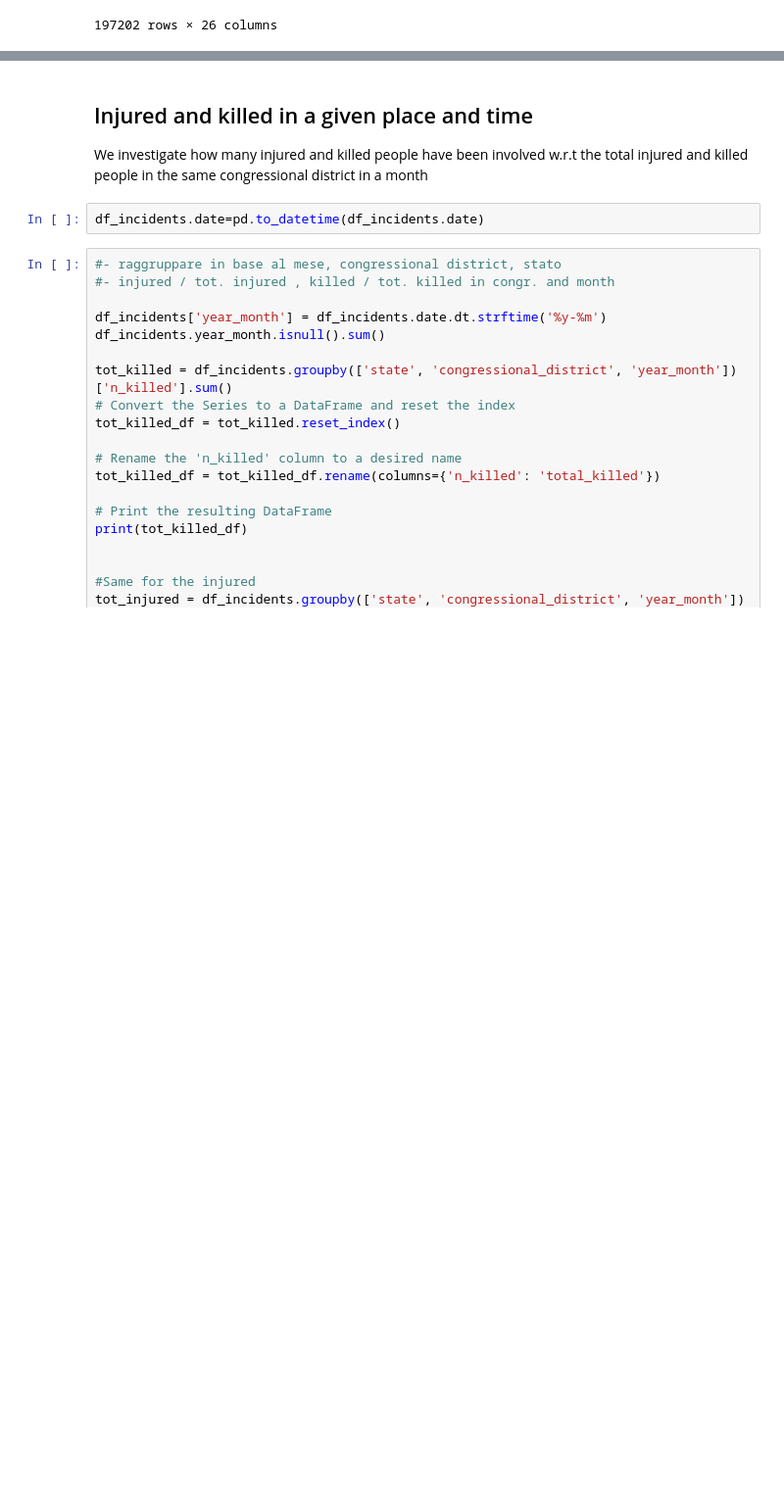
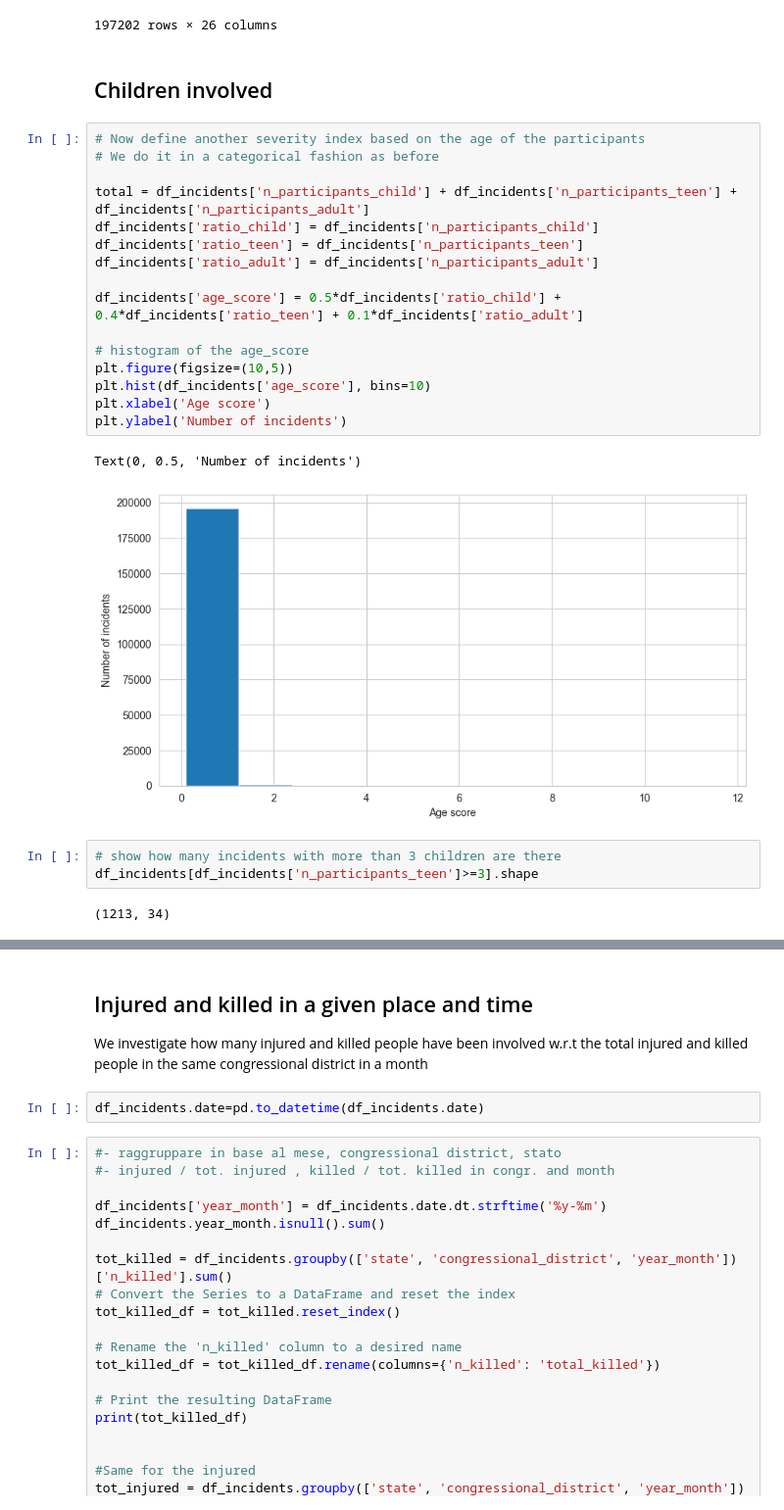
Before and after one commit to irenedovichi/DM-project, a Jupyter notebook: TASK 1/DataPreparation.ipynb, the cells around one changed output, grey strips where cells are left out. Shown at 98% size. Drawn from its saved outputs; the diff is of its cells as text; blank space fills up the shorter version.

```diff
--- a/TASK 1/DataPreparation.ipynb
+++ b/TASK 1/DataPreparation.ipynb
@@ -196,3 +205,29 @@ df_incidents.drop(['ratio_killed', 'ratio_injured', 'ratio_unharmed'], axis=1)
 | 197200 | 2016-06-07 | colorado | Colorado Springs | 601 Prospect Lake Drive | 38.8251 | -104.8020 | 5.0 | ... |
 | 197201 | 2016-06-12 | pennsylvania | Chester | 500 block of West Sixth Street | 39.8469 | -75.3679 | 1.0 | ... |
 197202 rows × 26 columns
+# %% [markdown]
+## Children involved
+# %%
+# Now define another severity index based on the age of the participants
+# We do it in a categorical fashion as before
+
+total = df_incidents['n_participants_child'] + df_incidents['n_participants_teen'] + df_incidents['n_participants_adult']
+df_incidents['ratio_child'] = df_incidents['n_participants_child']
+df_incidents['ratio_teen'] = df_incidents['n_participants_teen']
+df_incidents['ratio_adult'] = df_incidents['n_participants_adult']
+
+df_incidents['age_score'] = 0.5*df_incidents['ratio_child'] + 0.4*df_incidents['ratio_teen'] + 0.1*df_incidents['ratio_adult']
+
+# histogram of the age_score
+plt.figure(figsize=(10,5))
+plt.hist(df_incidents['age_score'], bins=10)
+plt.xlabel('Age score')
+plt.ylabel('Number of incidents')
+# %% [output]
+Text(0, 0.5, 'Number of incidents')
+[figure, added]
+# %%
+# show how many incidents with more than 3 children are there
+df_incidents[df_incidents['n_participants_teen']>=3].shape
+# %% [output]
+(1213, 34)
```
Also changed, not shown: parts of 8 cells of this notebook.
